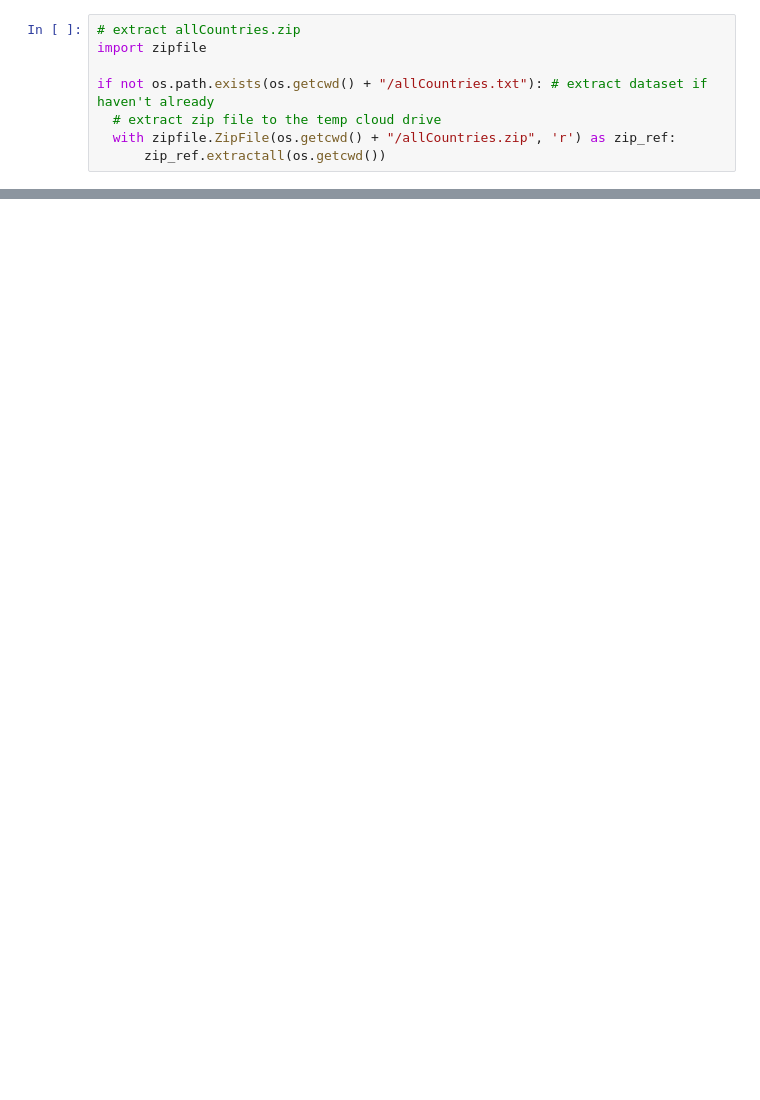
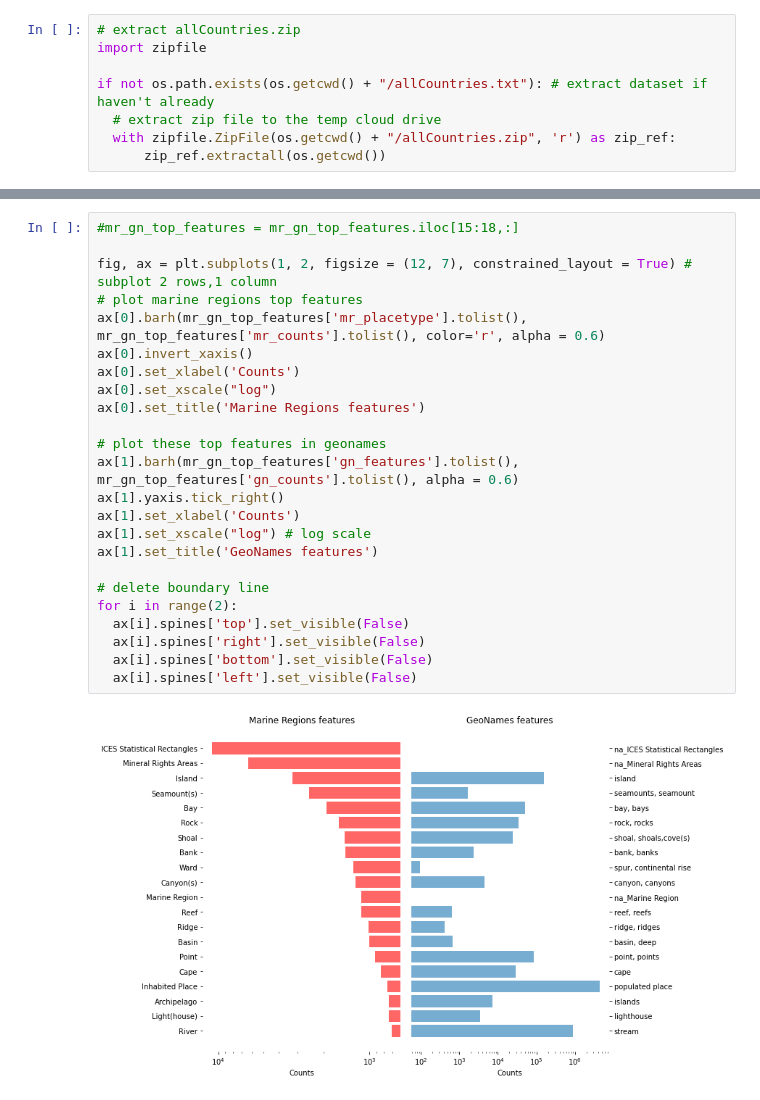
Before and after one commit to grbiuzh/GEO877, a Jupyter notebook: Matching_Features.ipynb, the cells around one changed output, grey strips where cells are left out. Cells and saved outputs as stored; diff of their text form; blank space fills up the shorter version.

```diff
--- a/Matching_Features.ipynb
+++ b/Matching_Features.ipynb
@@ -226,0 +247,26 @@ marine_regions_dic
+# %%
+#mr_gn_top_features = mr_gn_top_features.iloc[15:18,:]
+
+fig, ax = plt.subplots(1, 2, figsize = (12, 7), constrained_layout = True) # subplot 2 rows,1 column
+# plot marine regions top features
+ax[0].barh(mr_gn_top_features['mr_placetype'].tolist(), mr_gn_top_features['mr_counts'].tolist(), color='r', alpha = 0.6)
+ax[0].invert_xaxis()
+ax[0].set_xlabel('Counts')
+ax[0].set_xscale("log")
+ax[0].set_title('Marine Regions features')
+
+# plot these top features in geonames
+ax[1].barh(mr_gn_top_features['gn_features'].tolist(), mr_gn_top_features['gn_counts'].tolist(), alpha = 0.6)
+ax[1].yaxis.tick_right()
+ax[1].set_xlabel('Counts')
+ax[1].set_xscale("log") # log scale
+ax[1].set_title('GeoNames features')
+
+# delete boundary line
+for i in range(2):
+  ax[i].spines['top'].set_visible(False)
+  ax[i].spines['right'].set_visible(False)
+  ax[i].spines['bottom'].set_visible(False)
+  ax[i].spines['left'].set_visible(False)
+# %% [output]
+[figure, added]
```
Also changed, not shown: parts of 43 cells of this notebook.
